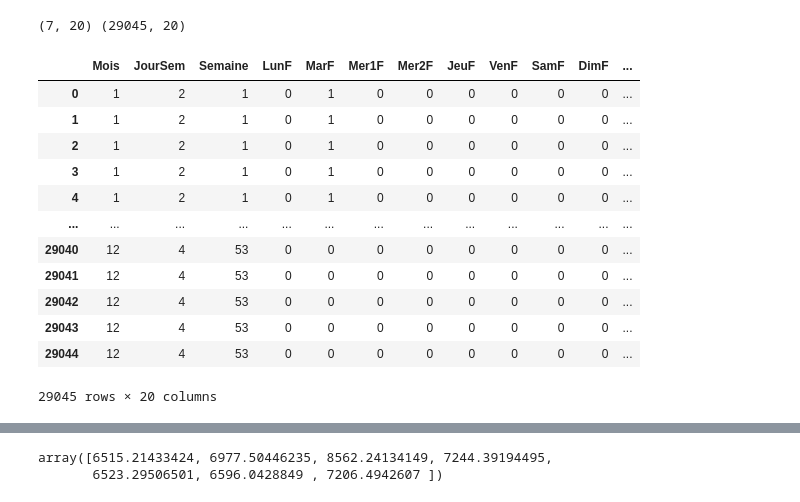
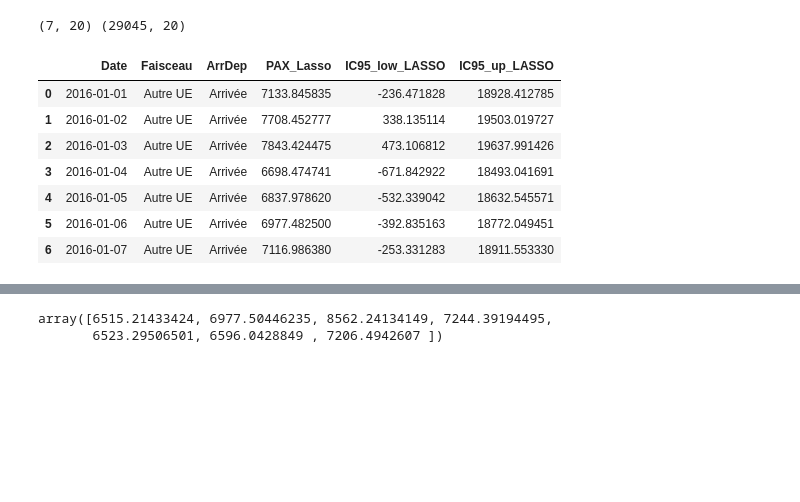
Before and after one commit to erialc-cal/StatApp_2020, a Jupyter notebook: Modélisation/Comparaisons previsions.ipynb, the cells around one changed output, grey strips where cells are left out. Saved outputs shown, nothing was run; the diff lists cells and outputs as text; code cells hidden in the pictures; blank space fills up the shorter version.

```diff
--- a/Modélisation/Comparaisons previsions.ipynb
+++ b/Modélisation/Comparaisons previsions.ipynb
@@ -358,0 +514,14 @@ plt.scatter(X_test,y_test, marker='o', color='orange', zorder=4)
+# %%
+from numpy.random import randn, binomial, rand
+N = 200
+X = rand(N, 1) * 2
+eps = randn(N, 1) * 0.2
+eps2 = randn(N, 1) + 1
+bin = binomial(2, 0.05, size=(N, 1))
+y = (0.5 * X + eps + 2 + eps2 * bin).ravel()
+from sklearn.linear_model import LassoCV
+from sklearn.model_selection import train_test_split
+X_train, X_test, y_train, y_test = train_test_split(X, y)
+
+model = LassoCV(cv=5, random_state=0)
+prediction_interval(model, X_train, y_train, X_test,0.05)
@@ -426,19 +594,3 @@ X_pred = X_pred[colonnesCalendrier]
 print(np.shape(X_pred),np.shape(X_mod))
 # %% [output]
 (7, 20) (29045, 20)
-# %%
-histoMod[colonnesCalendrier]
-# %% [output]
-|  | Mois | JourSem | Semaine | LunF | MarF | Mer1F | Mer2F | JeuF | VenF | SamF | DimF | ... |
-| 0 | 1 | 2 | 1 | 0 | 1 | 0 | 0 | 0 | 0 | 0 | 0 | ... |
-| 1 | 1 | 2 | 1 | 0 | 1 | 0 | 0 | 0 | 0 | 0 | 0 | ... |
-| 2 | 1 | 2 | 1 | 0 | 1 | 0 | 0 | 0 | 0 | 0 | 0 | ... |
-| 3 | 1 | 2 | 1 | 0 | 1 | 0 | 0 | 0 | 0 | 0 | 0 | ... |
-| 4 | 1 | 2 | 1 | 0 | 1 | 0 | 0 | 0 | 0 | 0 | 0 | ... |
-| ... | ... | ... | ... | ... | ... | ... | ... | ... | ... | ... | ... | ... |
-| 29040 | 12 | 4 | 53 | 0 | 0 | 0 | 0 | 0 | 0 | 0 | 0 | ... |
-| 29041 | 12 | 4 | 53 | 0 | 0 | 0 | 0 | 0 | 0 | 0 | 0 | ... |
-| 29042 | 12 | 4 | 53 | 0 | 0 | 0 | 0 | 0 | 0 | 0 | 0 | ... |
-| 29043 | 12 | 4 | 53 | 0 | 0 | 0 | 0 | 0 | 0 | 0 | 0 | ... |
-| 29044 | 12 | 4 | 53 | 0 | 0 | 0 | 0 | 0 | 0 | 0 | 0 | ... |
-29045 rows × 20 columns
@@ -444,0 +753,11 @@ histoMod[colonnesCalendrier]
+# %%
+PrevisionsLasso
+# %% [output]
+|  | Date | Faisceau | ArrDep | PAX_Lasso | IC95_low_LASSO | IC95_up_LASSO |
+| 0 | 2016-01-01 | Autre UE | Arrivée | 7133.845835 | -236.471828 | 18928.412785 |
+| 1 | 2016-01-02 | Autre UE | Arrivée | 7708.452777 | 338.135114 | 19503.019727 |
+| 2 | 2016-01-03 | Autre UE | Arrivée | 7843.424475 | 473.106812 | 19637.991426 |
+| 3 | 2016-01-04 | Autre UE | Arrivée | 6698.474741 | -671.842922 | 18493.041691 |
+| 4 | 2016-01-05 | Autre UE | Arrivée | 6837.978620 | -532.339042 | 18632.545571 |
+| 5 | 2016-01-06 | Autre UE | Arrivée | 6977.482500 | -392.835163 | 18772.049451 |
+| 6 | 2016-01-07 | Autre UE | Arrivée | 7116.986380 | -253.331283 | 18911.553330 |
```
Also changed, not shown: parts of 22 cells of this notebook, 1 other file.
